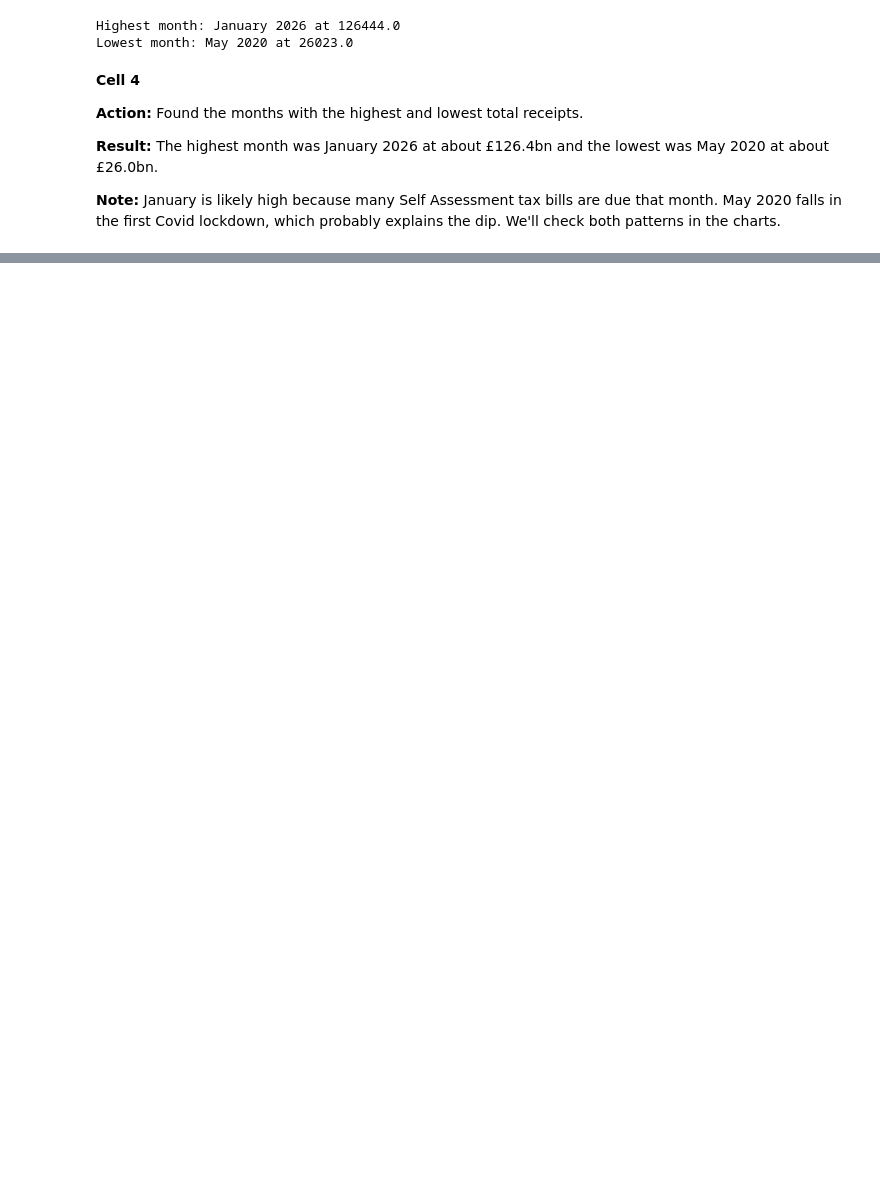
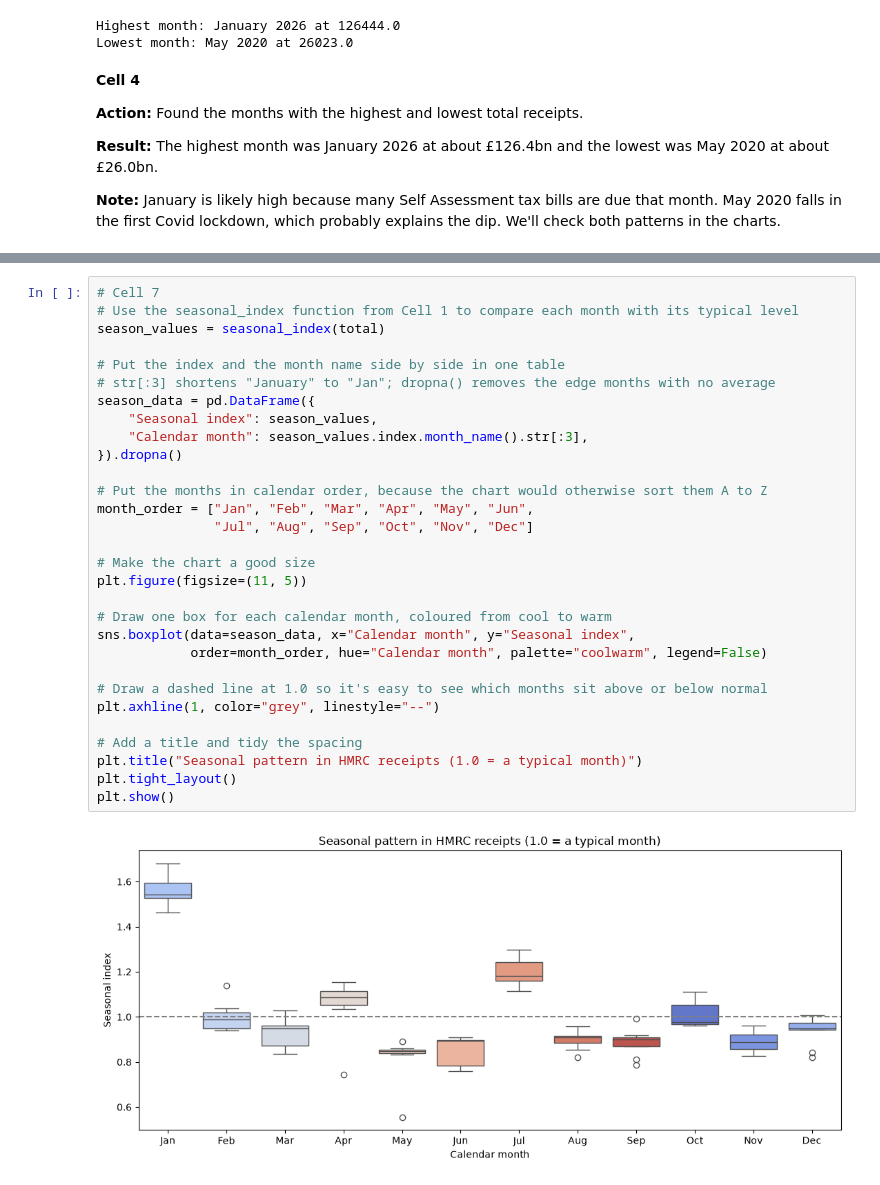
Before and after one commit to hemacbaker-byte/hmrc-tax-analysis, a Jupyter notebook: notebooks/02_eda.ipynb, the cells around one changed output, grey strips where cells are left out. Cells and saved outputs as stored; diff of their text form; blank space fills up the shorter version.

```diff
--- a/notebooks/02_eda.ipynb
+++ b/notebooks/02_eda.ipynb
@@ -102,0 +216,32 @@ Lowest month: May 2020 at 26023.0
+# %%
+# Cell 7
+# Use the seasonal_index function from Cell 1 to compare each month with its typical level
+season_values = seasonal_index(total)
+
+# Put the index and the month name side by side in one table
+# str[:3] shortens "January" to "Jan"; dropna() removes the edge months with no average
+season_data = pd.DataFrame({
+    "Seasonal index": season_values,
+    "Calendar month": season_values.index.month_name().str[:3],
+}).dropna()
+
+# Put the months in calendar order, because the chart would otherwise sort them A to Z
+month_order = ["Jan", "Feb", "Mar", "Apr", "May", "Jun",
+               "Jul", "Aug", "Sep", "Oct", "Nov", "Dec"]
+
+# Make the chart a good size
+plt.figure(figsize=(11, 5))
+
+# Draw one box for each calendar month, coloured from cool to warm
+sns.boxplot(data=season_data, x="Calendar month", y="Seasonal index",
+            order=month_order, hue="Calendar month", palette="coolwarm", legend=False)
+
+# Draw a dashed line at 1.0 so it's easy to see which months sit above or below normal
+plt.axhline(1, color="grey", linestyle="--")
+
+# Add a title and tidy the spacing
+plt.title("Seasonal pattern in HMRC receipts (1.0 = a typical month)")
+plt.tight_layout()
+plt.show()
+# %% [output]
+[figure, added]
```
Also changed, not shown: parts of 16 cells of this notebook, 1 other file.
